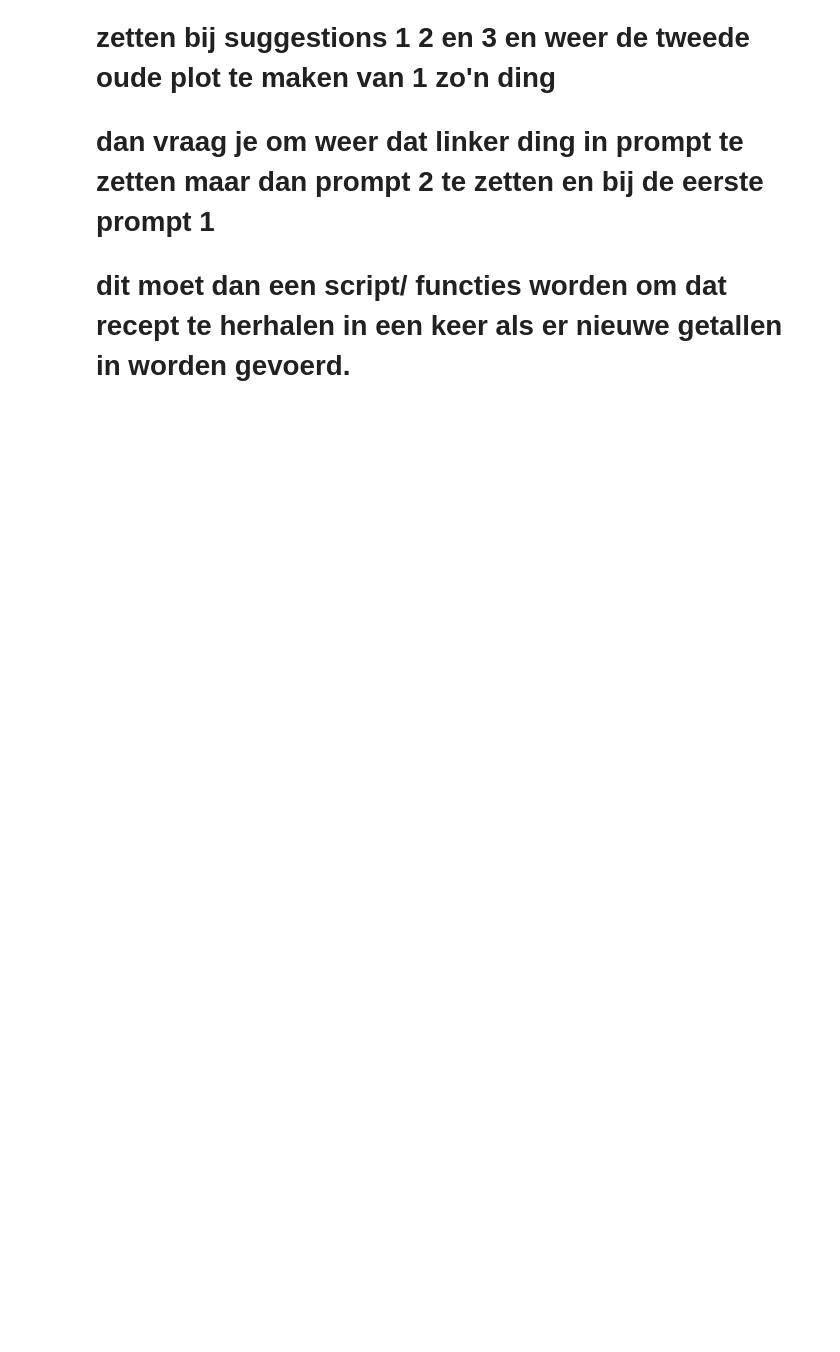
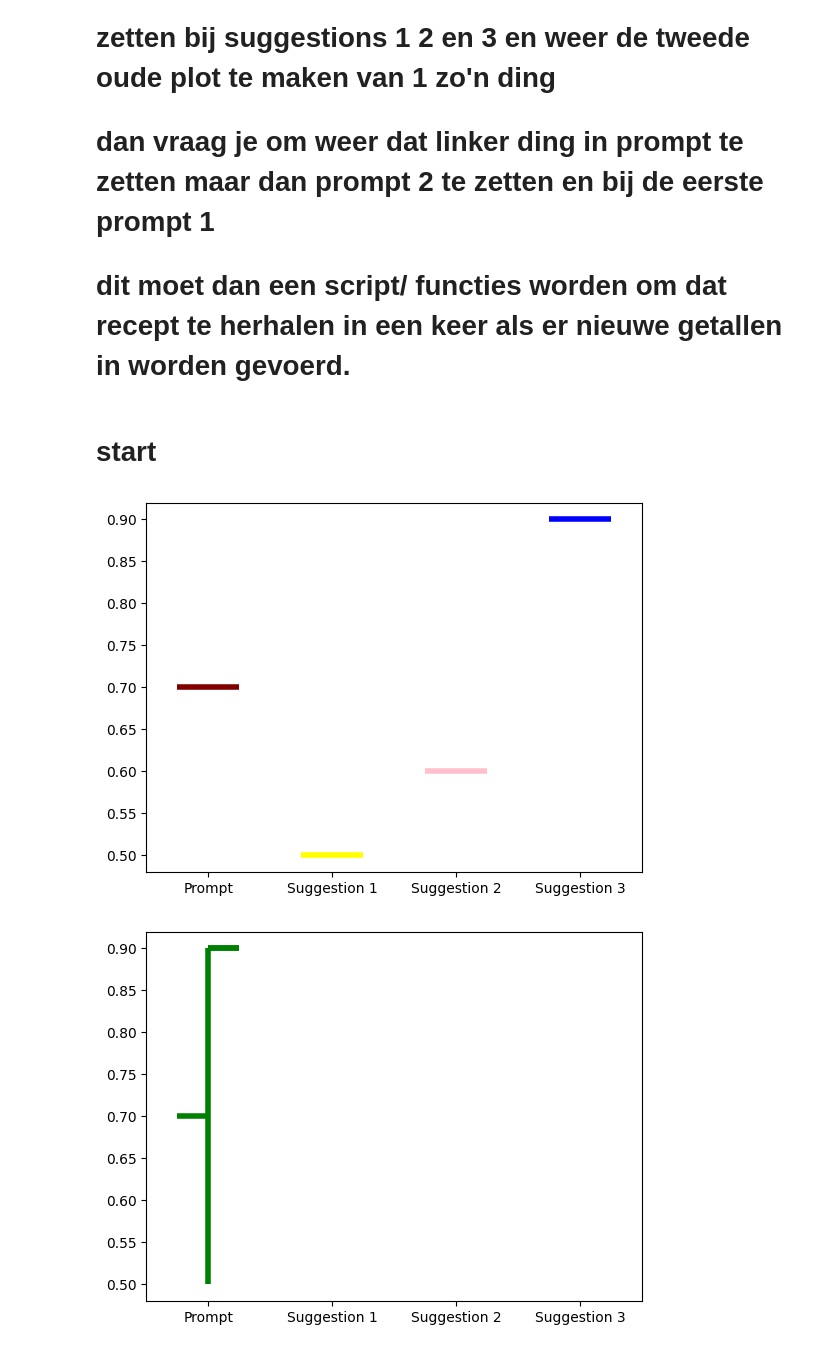
Before and after one commit to valentina98/mma2024, a Jupyter notebook: test.ipynb, the cells around one changed output. Saved outputs shown, nothing was run; the diff lists cells and outputs as text; code cells hidden in the pictures; blank space fills up the shorter version.

Commit message:
visualization of the ohlc custom chart finished not integrated

```diff
--- a/test.ipynb
+++ b/test.ipynb
@@ -95,3 +95,69 @@ plot_collapsed(prompt, suggestion1, suggestion2, suggestion3, selected_suggestio
 # vervolgens vraag je om weer opnieuw streepjes te zetten bij suggestions 1 2 en 3 en weer de tweede oude plot te maken van 1 zo'n ding
 # dan vraag je om weer dat linker ding in prompt te zetten maar dan prompt 2 te zetten en bij de eerste prompt 1
 # dit moet dan een script/ functies worden om dat recept te herhalen in een keer als er nieuwe getallen in worden gevoerd.
+# %% [markdown]
+# start
+# %%
+import matplotlib.pyplot as plt
+
+def plot_initial(prompt, suggestion1, suggestion2, suggestion3):
+    fig, ax = plt.subplots()
+
+    # Plot initial prompt and suggestions as single horizontal lines
+    ax.hlines(y=prompt, xmin=-0.25, xmax=0.25, color='maroon', lw=4)
+    ax.hlines(y=suggestion1, xmin=0.75, xmax=1.25, color='yellow', lw=4)
+    ax.hlines(y=suggestion2, xmin=1.75, xmax=2.25, color='pink', lw=4)
+    ax.hlines(y=suggestion3, xmin=2.75, xmax=3.25, color='blue', lw=4)
+
+    # Labels and limits for the initial plot
+    ax.set_xticks([0, 1, 2, 3])
+    ax.set_xticklabels(['Prompt', 'Suggestion 1', 'Suggestion 2', 'Suggestion 3'])
+    ax.set_xlim(-0.5, 3.5)
+
+    # Show initial plot
+    plt.show()
+
+def plot_collapsed(prompt, suggestion1, suggestion2, suggestion3, selected_suggestion):
+    fig, ax = plt.subplots()
+
+    initial_prompt_relevance = prompt
+    selected_suggestion_relevance = selected_suggestion
+    low = min(suggestion1, suggestion2, suggestion3)
+    high = max(suggestion1, suggestion2, suggestion3)
+
+    # Determine the color based on the comparison
+    color = 'green' if selected_suggestion_relevance > initial_prompt_relevance else 'red'
+
+    # Plot high and low as vertical line centered on the middle of "Prompt"
+    ax.vlines(x=0, ymin=low, ymax=high, color=color, lw=4)
+
+    # Plot horizontal line from initial prompt to selected suggestion
+    ax.hlines(y=initial_prompt_relevance, xmin=-0.25, xmax=0, color=color, lw=4)
+    ax.hlines(y=selected_suggestion_relevance, xmin=0, xmax=0.25, color=color, lw=4)
+
+    # Plot closing line to the right side of the vertical stripe at the height of the highest score
+    ax.hlines(y=high, xmin=0, xmax=0.25, color=color, lw=4)
+
+    # Labels and limits for the collapsed plot
+    ax.set_xticks([0, 1, 2, 3])
+    ax.set_xticklabels(['Prompt', 'Suggestion 1', 'Suggestion 2', 'Suggestion 3'])
+    ax.set_xlim(-0.5, 3.5)
+
+    # Show collapsed plot
+    plt.show()
+
+# Example usage
+prompt = 0.7
+suggestion1 = 0.5
+suggestion2 = 0.6
+suggestion3 = 0.9
+selected_suggestion = 0.9  # You can change this to the selected suggestion
+
+# Plot initial moment
+plot_initial(prompt, suggestion1, suggestion2, suggestion3)
+
+# Plot collapsed moment
+plot_collapsed(prompt, suggestion1, suggestion2, suggestion3, selected_suggestion)
+# %% [output]
+[figure, added]
+[figure, added]
```
Also changed, not shown: parts of 17 cells of this notebook.
